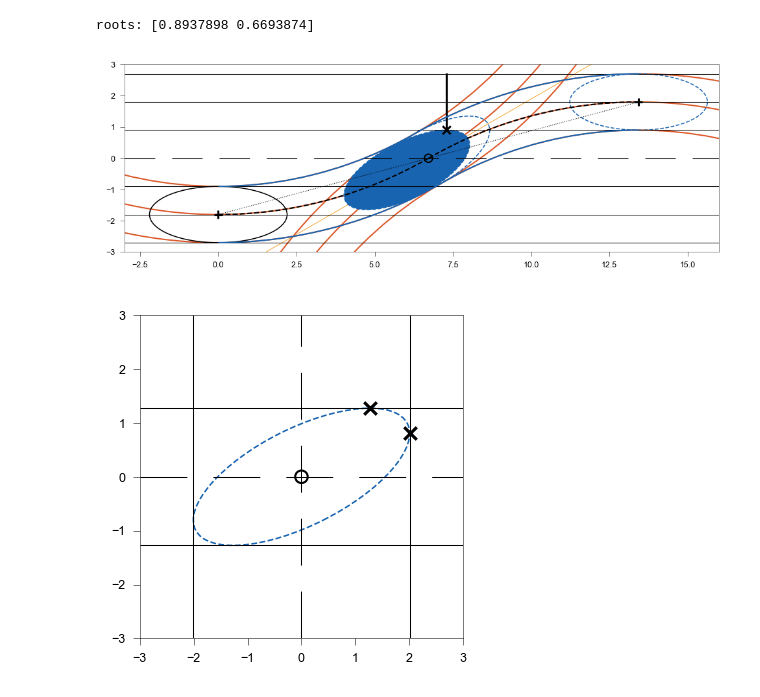
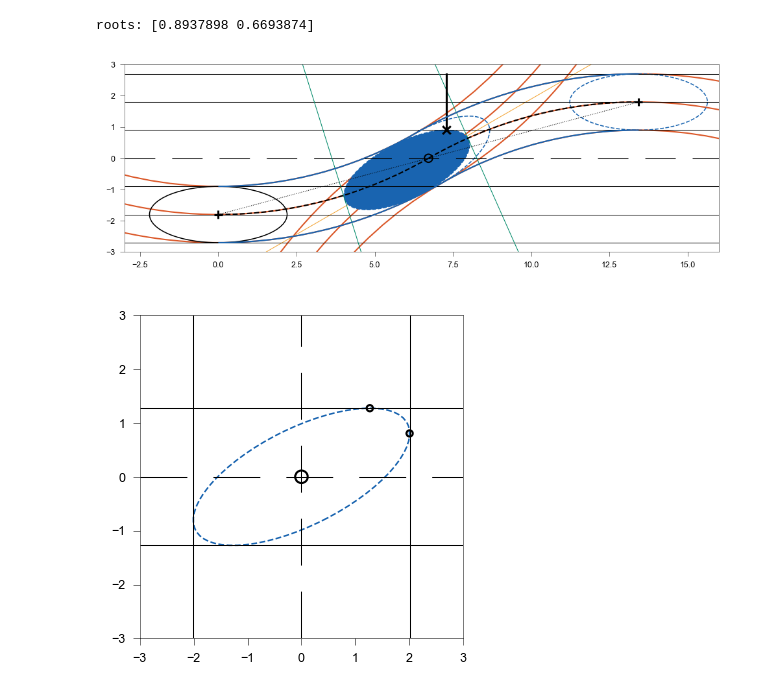
Before and after one commit to EPFL-ENAC/LUTS-pneuma-simulator, a Jupyter notebook: notebooks/discrete.ipynb, the cells around one changed output. Cells and saved outputs as stored; diff of their text form; code cells hidden in the pictures.

Commit message:
chore: tangent to ellipse
Issue(s): #11

```diff
--- a/notebooks/discrete.ipynb
+++ b/notebooks/discrete.ipynb
@@ -238,34 +236,41 @@ ax.add_patch(arc1_min)
 ax.add_patch(arc1_max)
 ax.add_patch(arc2)
 ax.add_patch(arc2_min)
 ax.add_patch(arc2_max)
 merger.draw(ax)
 tangential.draw(ax)
 critical.draw(ax)
 desired.draw(ax)
 tx = np.arctan(-(v / h) * 1 / np.tan(-tangential.theta + np.pi / 2))
 ty = np.arctan(-(v / h) * 1 / np.tan(-tangential.theta))
+ta = np.arcsin(v / R)
 xx = h * np.cos(tx) * np.cos(tangential.theta) - v * np.sin(tx) * np.sin(tangential.theta)
 yx = h * np.cos(tx) * np.sin(tangential.theta) + v * np.sin(tx) * np.cos(tangential.theta)
 xy = h * np.cos(ty) * np.cos(tangential.theta) - v * np.sin(ty) * np.sin(tangential.theta)
 yy = h * np.cos(ty) * np.sin(tangential.theta) + v * np.sin(ty) * np.cos(tangential.theta)
+xa_f = h * np.cos(-ta) * np.cos(tangential.theta) - v * np.sin(-ta) * np.sin(tangential.theta)
+ya_f = h * np.cos(-ta) * np.sin(tangential.theta) + v * np.sin(-ta) * np.cos(tangential.theta)
+xa_r = h * np.cos(np.pi - ta) * np.cos(tangential.theta) - v * np.sin(np.pi - ta) * np.sin(tangential.theta)
+ya_r = h * np.cos(np.pi - ta) * np.sin(tangential.theta) + v * np.sin(np.pi - ta) * np.cos(tangential.theta)
+plt.axline((desired.x, -R + params.lane / 2), (tangential.x + xa_f, tangential.y + ya_f), lw=0.5, c=dark_teal)
+plt.axline((0, R - params.lane / 2), (tangential.x + xa_r, tangential.y + ya_r), lw=0.5, c=dark_teal)
 plt.scatter(tangential.x + xy, tangential.y + yy, ec="k", marker="x")
 plt.scatter(x_m, y_m, marker="+", ec="k", fc="none", zorder=10)
 plt.scatter(x_c, y_c, marker="o", ec="k", fc="none", zorder=10)
 plt.scatter(x_d, y_d, marker="+", ec="k", fc="none", zorder=10)
 plt.plot((x_m, x_d), (y_m, y_d), c="k", lw=0.5, ls=":")
 plt.plot(
     (tangential.x + xy, tangential.x + xy),
     (tangential.w, 3 * tangential.w),
     c="k",
     lw=1.5,
 )
 plt.xlim(xmin, xmax)
 plt.ylim(ymin, ymax)
 fig.tight_layout(pad=0)
 # plt.savefig("./output/sketches/lane-change.pdf", format="pdf", transparent=True)
 # %% [output]
-[figure, old version]
+[figure, new version]
 # %%
 fig, ax = plt.subplots(figsize=(16 * params.cm, 6 * params.cm), dpi=150)
 xmin = -3
@@ -295,12 +300,12 @@ tangential.theta = solution
 tangential.draw(ax)
 
 ax.vlines((-xx, xx), ymin=ymin, ymax=ymax, color="k", lw=0.5)
-plt.scatter(xx, yx, marker="x", ec="k")
-plt.scatter(xy, yy, marker="x", ec="k")
+plt.scatter(xx, yx, marker=".", ec="k", fc="none", zorder=100)
+plt.scatter(xy, yy, marker=".", ec="k", fc="none", zorder=100)
 plt.scatter(0, 0, marker="o", ec="k", fc="none", zorder=100)
 plt.xlim(xmin, xmax)
 plt.ylim(ymin, ymax)
 fig.tight_layout(pad=0)
 # plt.savefig("./output/sketches/lane-change.pdf", format="pdf", transparent=True)
 # %% [output]
-[figure, old version]
+[figure, new version]
```
Also changed, not shown: parts of 2 cells of this notebook.
